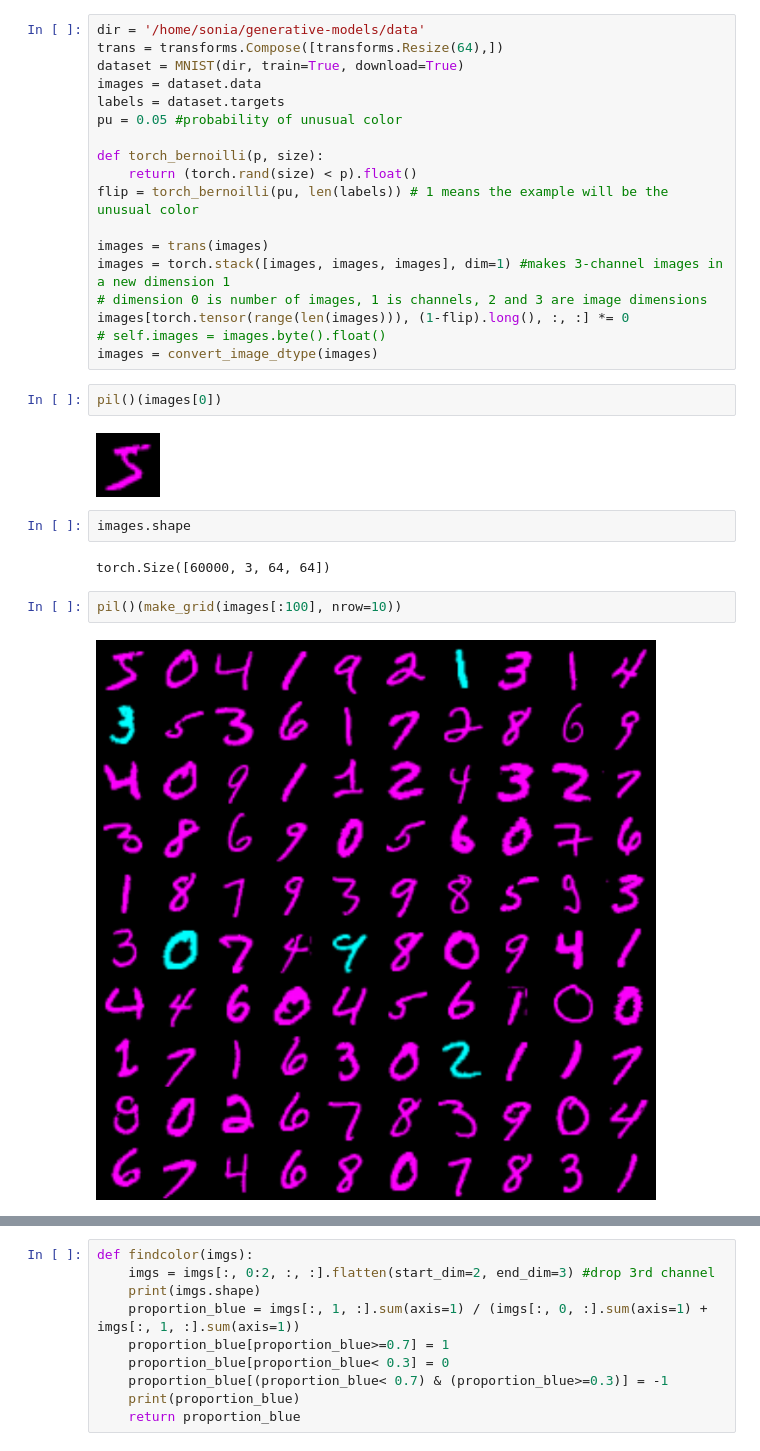
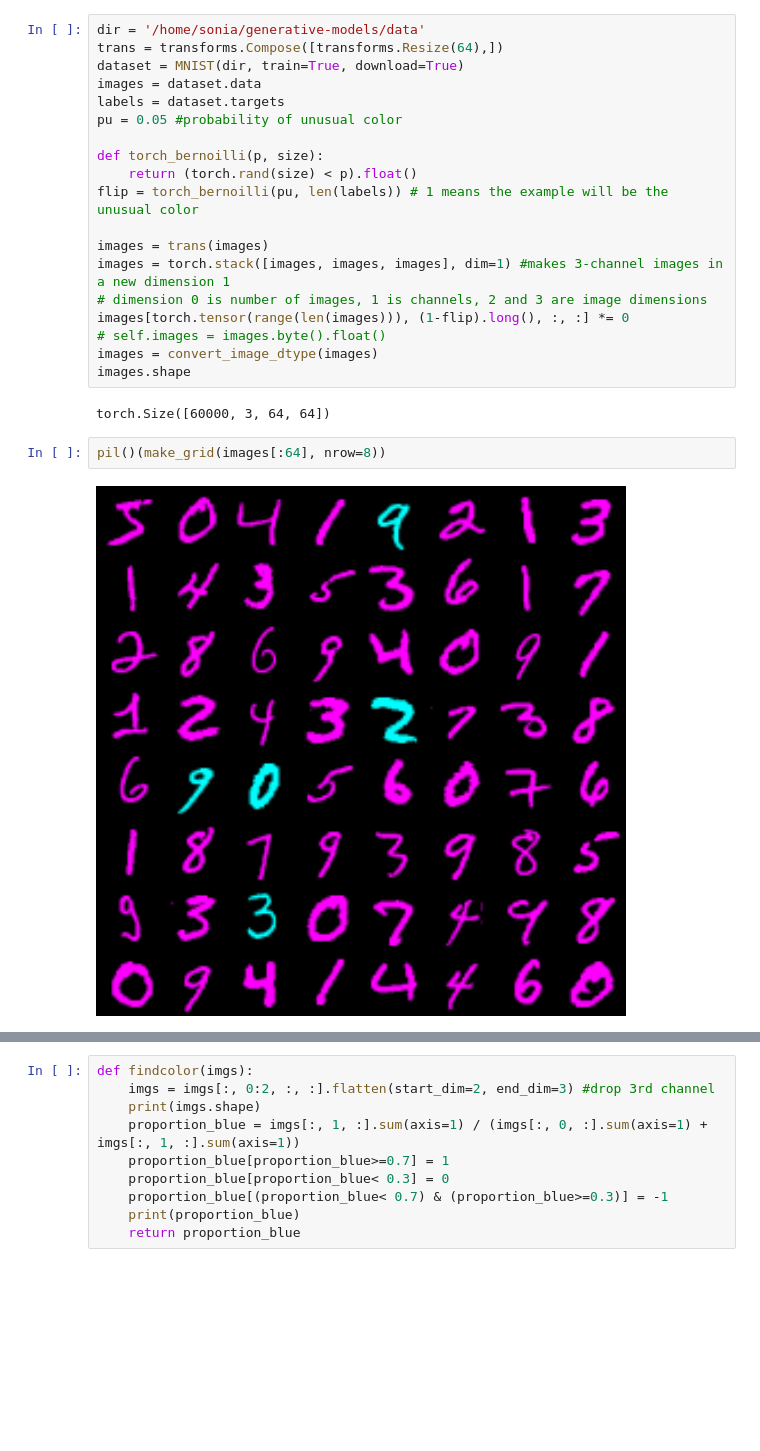
Before and after one commit to soCromp/generative-models, a Jupyter notebook: coloredmnistbi.ipynb, the cells around one changed output, grey strips where cells are left out. Cells and saved outputs as stored; diff of their text form; blank space fills up the shorter version.

```diff
--- a/coloredmnistbi.ipynb
+++ b/coloredmnistbi.ipynb
@@ -39,17 +43,12 @@ images = torch.stack([images, images, images], dim=1) #makes 3-channel images in
 images[torch.tensor(range(len(images))), (1-flip).long(), :, :] *= 0
 # self.images = images.byte().float()
 images = convert_image_dtype(images)
+images.shape
+# %% [output]
+torch.Size([60000, 3, 64, 64])
-# %%
-pil()(images[0])
-# %% [output]
-[figure, removed]
-# %%
-images.shape
-# %% [output]
-torch.Size([60000, 3, 64, 64])
 # %%
-pil()(make_grid(images[:100], nrow=10))
+pil()(make_grid(images[:64], nrow=8))
 # %% [output]
-[figure, old version]
+[figure, new version]
 # %%
 p = images[0]
```
Also changed, not shown: parts of 5 cells of this notebook.
